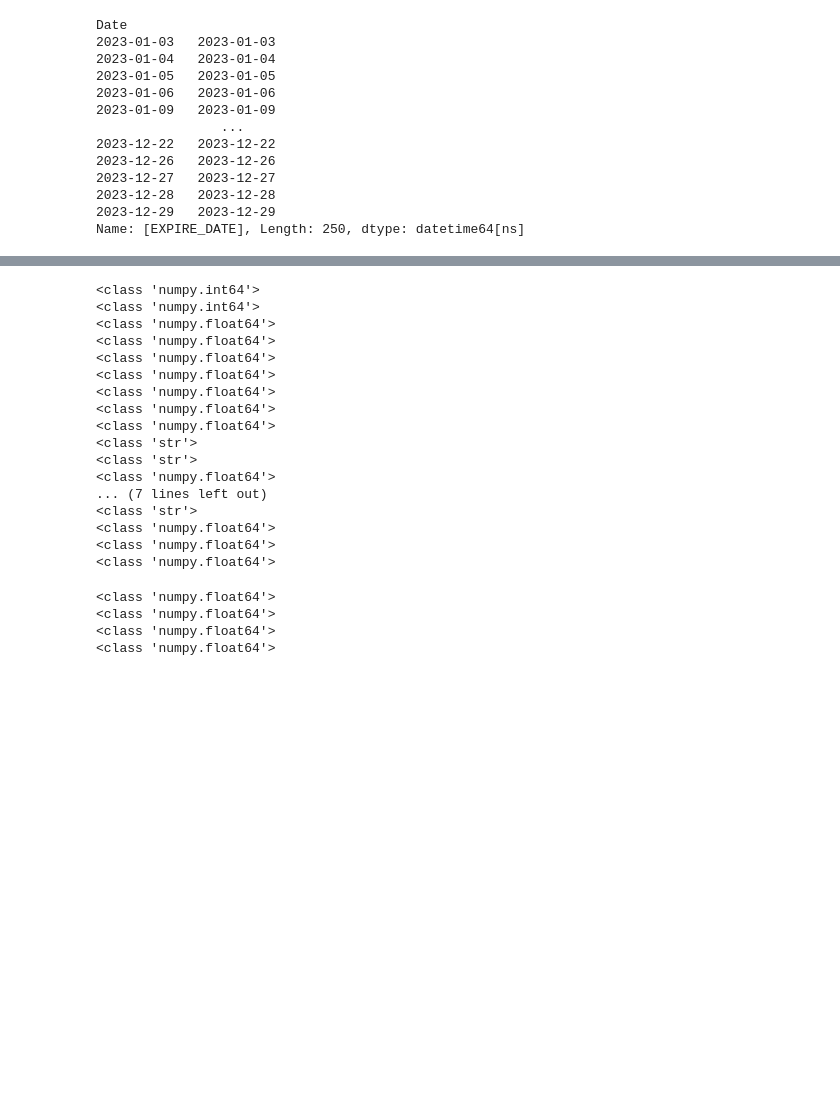
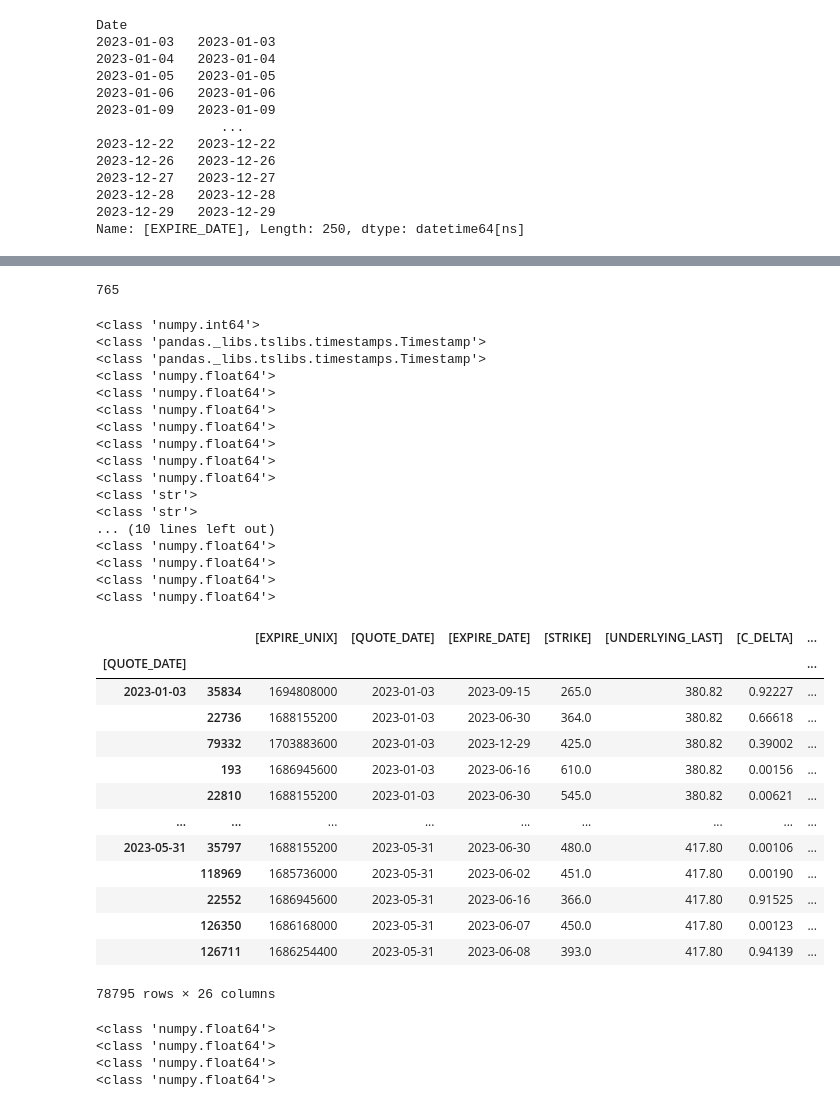
Before and after one commit to Yichen-Wang-2003/24W-PIC16B-Group4, a Jupyter notebook: data_cleansing.ipynb, the cells around one changed output, grey strips where cells are left out. Drawn from its saved outputs; the diff is of its cells as text; code cells hidden in the pictures; blank space fills up the shorter version.

```diff
--- a/data_cleansing.ipynb
+++ b/data_cleansing.ipynb
@@ -128,12 +117,31 @@ Index(['index', '[QUOTE_UNIXTIME]', '[QUOTE_READTIME]', '[QUOTE_DATE]',
+# %%
+# scrapped
+"""df_2023_h1['abs_strike_distance'] = df_2023_h1.groupby(['[QUOTE_DATE]', '[EXPIRE_DATE]'])['[STRIKE_DISTANCE]'].apply(abs).reset_index()['[STRIKE_DISTANCE]']
+df_2023_h1['rank'] = df_2023_h1.groupby(['[QUOTE_DATE]', '[EXPIRE_DATE]'])['[STRIKE_DISTANCE]'].rank()
+df_2023_h1 = df_2023_h1[df_2023_h1['rank'] <= 11].reset_index()"""
+# %%
+amount = []
+for date in df_2023_h1['[QUOTE_DATE]'].unique():
+    length = len(df_2023_h1[df_2023_h1['[QUOTE_DATE]'] ==date])
+    amount.append(length)
+min(amount) # minimum amount of entries of a quote date
+# %% [output]
+765
+# %%
+df_2023_h1 = df_2023_h1.groupby(['[QUOTE_DATE]']).sample(n = 765, random_state = 42)
+# %%
+df_2023_h1['[QUOTE_DATE]'] = df_2023_h1['[QUOTE_DATE]'].apply(np.datetime64)
+df_2023_h1['[EXPIRE_DATE]'] = df_2023_h1['[EXPIRE_DATE]'].apply(np.datetime64)
 # %%
-df_2023_h1 = df_2023_h1[['[QUOTE_UNIXTIME]', '[EXPIRE_UNIX]', '[STRIKE]', '[UNDERLYING_LAST]', '[C_DELTA]', '[C_GAMMA]', '[C_VEGA]',
+df_2023_h1 = df_2023_h1[['[EXPIRE_UNIX]', '[QUOTE_DATE]', '[EXPIRE_DATE]', '[STRIKE]', '[UNDERLYING_LAST]', '[C_DELTA]', '[C_GAMMA]', '[C_VEGA]',
        '[C_THETA]', '[C_RHO]', '[C_IV]', '[C_VOLUME]','[C_BID]', '[C_ASK]', '[P_DELTA]', '[P_GAMMA]', '[P_VEGA]', '[P_THETA]',
-       '[P_RHO]', '[P_IV]', '[P_VOLUME]', '[P_BID]', '[P_ASK]', 'discounted_price']]
+       '[P_RHO]', '[P_IV]', '[P_VOLUME]', '[P_BID]', '[P_ASK]', 'adj_call_target', 'adj_put_target','discounted_price']]
 for column in df_2023_h1.columns:
     print(type(df_2023_h1[column][0]))
 # %% [output]
 <class 'numpy.int64'>
-<class 'numpy.int64'>
+<class 'pandas._libs.tslibs.timestamps.Timestamp'>
+<class 'pandas._libs.tslibs.timestamps.Timestamp'>
 <class 'numpy.float64'>
 <class 'numpy.float64'>
 <class 'numpy.float64'>
@@ -143,12 +151,28 @@ for column in df_2023_h1.columns:
 <class 'numpy.float64'>
 <class 'str'>
 <class 'str'>
-<class 'numpy.float64'>
-... (7 lines left out)
-<class 'str'>
+... (10 lines left out)
 <class 'numpy.float64'>
 <class 'numpy.float64'>
 <class 'numpy.float64'>
+<class 'numpy.float64'>
+# %%
+df_2023_h1.groupby(['[QUOTE_DATE]']).apply(lambda x: x)
+# %% [output]
+|  |  | [EXPIRE_UNIX] | [QUOTE_DATE] | [EXPIRE_DATE] | [STRIKE] | [UNDERLYING_LAST] | [C_DELTA] | ... |
+| [QUOTE_DATE] |  |  |  |  |  |  |  | ... |
+| 2023-01-03 | 35834 | 1694808000 | 2023-01-03 | 2023-09-15 | 265.0 | 380.82 | 0.92227 | ... |
+|  | 22736 | 1688155200 | 2023-01-03 | 2023-06-30 | 364.0 | 380.82 | 0.66618 | ... |
+|  | 79332 | 1703883600 | 2023-01-03 | 2023-12-29 | 425.0 | 380.82 | 0.39002 | ... |
+|  | 193 | 1686945600 | 2023-01-03 | 2023-06-16 | 610.0 | 380.82 | 0.00156 | ... |
+|  | 22810 | 1688155200 | 2023-01-03 | 2023-06-30 | 545.0 | 380.82 | 0.00621 | ... |
+| ... | ... | ... | ... | ... | ... | ... | ... | ... |
+| 2023-05-31 | 35797 | 1688155200 | 2023-05-31 | 2023-06-30 | 480.0 | 417.80 | 0.00106 | ... |
+|  | 118969 | 1685736000 | 2023-05-31 | 2023-06-02 | 451.0 | 417.80 | 0.00190 | ... |
+|  | 22552 | 1686945600 | 2023-05-31 | 2023-06-16 | 366.0 | 417.80 | 0.91525 | ... |
+|  | 126350 | 1686168000 | 2023-05-31 | 2023-06-07 | 450.0 | 417.80 | 0.00123 | ... |
+|  | 126711 | 1686254400 | 2023-05-31 | 2023-06-08 | 393.0 | 417.80 | 0.94139 | ... |
+78795 rows × 26 columns
 # %%
 df_2023_h1 = df_2023_h1.replace(r'^\s*$', 0, regex=True)
 # %%
```
Also changed, not shown: parts of 27 cells of this notebook, 1 other file.
